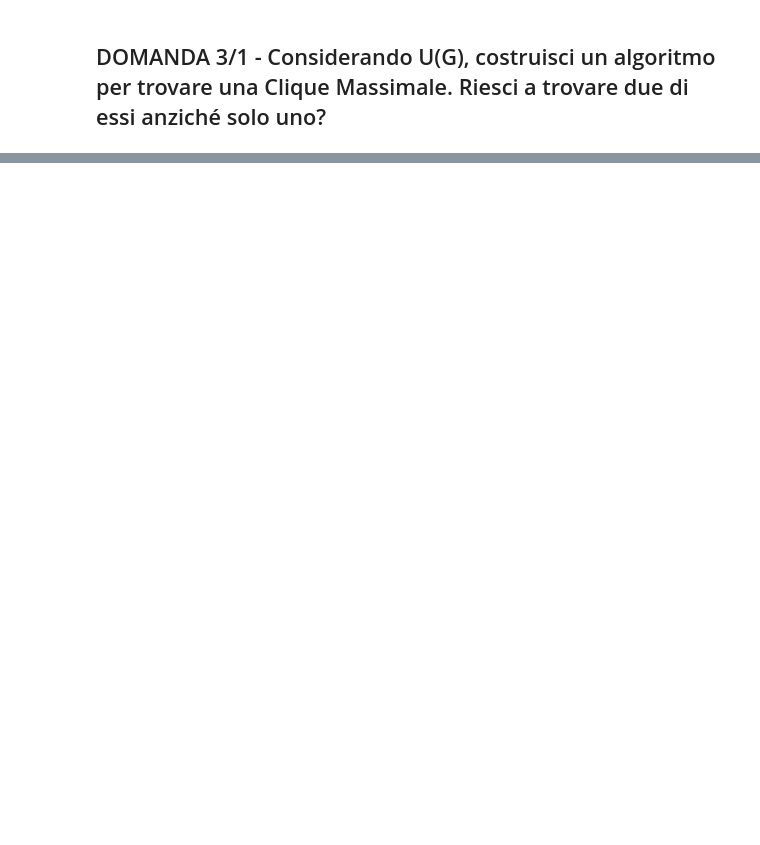
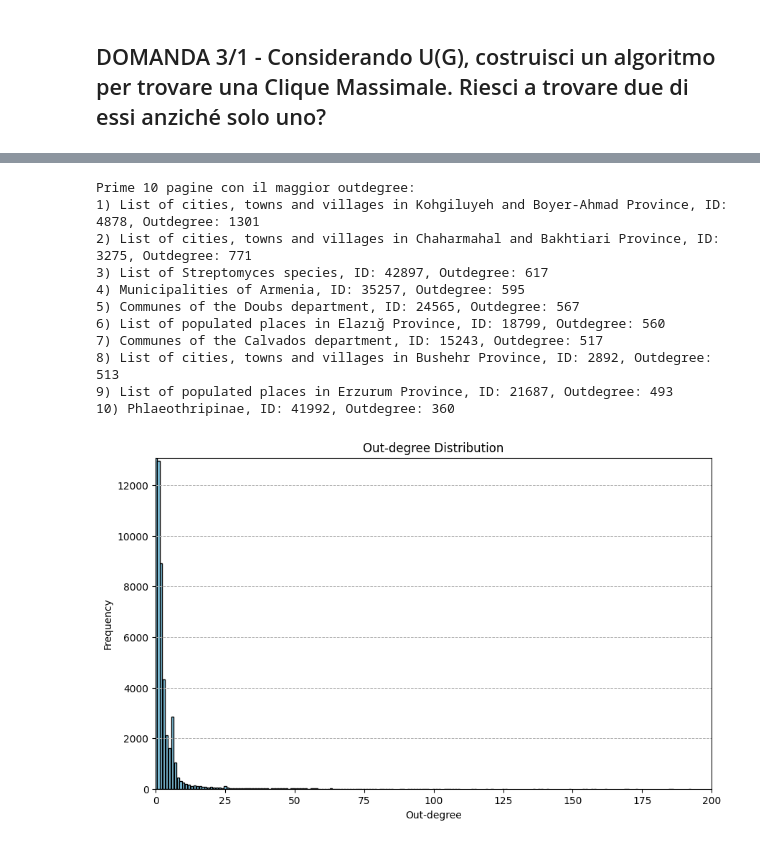
Before and after one commit to sbaglieri13/Wikipedia_Graph_Analysis, a Jupyter notebook: APAD project.ipynb, the cells around one changed output, grey strips where cells are left out. Saved outputs shown, nothing was run; the diff lists cells and outputs as text; code cells hidden in the pictures; blank space fills up the shorter version.

```diff
--- a/APAD project.ipynb
+++ b/APAD project.ipynb
@@ -402,0 +695,54 @@ Clique massimale 2: ['Cabra de Mora', 'El Castellar', 'Alcalá de la Selva']
+# %%
+# Calcola gli outdegree e crea il dizionario
+def calculate_outdegree_distribution_igraph(G):
+    out_degree_dict = dict(enumerate(G.outdegree()))
+
+    # Ordina i nodi in base al loro outdegree
+    top_10_outdegree = sorted(out_degree_dict.items(), key=lambda x: x[1], reverse=True)[:10]
+
+    # Stampa i primi 10 nodi con il maggior outdegree
+    print("Prime 10 pagine con il maggior outdegree:")
+    for index, (node_id, out_degree) in enumerate(top_10_outdegree, start=1):
+        page_name = G.vs[node_id]['name']  # Usa l'attributo 'name' del nodo
+        print(f"{index}) {page_name}, ID: {node_id}, Outdegree: {out_degree}")
+
+    return out_degree_dict
+
+# Visualizza la distribuzione degli outdegree
+def plot_out_degree_distribution_igraph(out_degree_dict):
+    """
+    Visualizza la distribuzione degli outdegree dei nodi in G.
+    """
+    out_degree_count = {}
+    for degree in out_degree_dict.values():
+        out_degree_count[degree] = out_degree_count.get(degree, 0) + 1
+
+    degrees = list(out_degree_count.keys())
+    frequencies = [out_degree_count[degree] for degree in degrees]
+
+    plt.figure(figsize=(10, 6))
+    plt.bar(degrees, frequencies, color='skyblue', edgecolor='black')
+    plt.xlabel('Out-degree')
+    plt.ylabel('Frequency')
+    plt.title('Out-degree Distribution')
+    plt.xlim([0, 200])  # Limita l'asse x
+    plt.ylim([0, max(frequencies)])  # Limita l'asse y
+    plt.grid(True, which='both', axis='y', linestyle='--', linewidth=0.7)
+    plt.show()
+
+# Calcola la distribuzione degli outdegree e visualizza il grafico
+out_degree_dict_igraph = calculate_outdegree_distribution_igraph(G)
+plot_out_degree_distribution_igraph(out_degree_dict_igraph)
+# %% [output]
+Prime 10 pagine con il maggior outdegree:
+1) List of cities, towns and villages in Kohgiluyeh and Boyer-Ahmad Province, ID: 4878, Outdegree: 1301
+2) List of cities, towns and villages in Chaharmahal and Bakhtiari Province, ID: 3275, Outdegree: 771
+3) List of Streptomyces species, ID: 42897, Outdegree: 617
+4) Municipalities of Armenia, ID: 35257, Outdegree: 595
+5) Communes of the Doubs department, ID: 24565, Outdegree: 567
+6) List of populated places in Elazığ Province, ID: 18799, Outdegree: 560
+7) Communes of the Calvados department, ID: 15243, Outdegree: 517
+8) List of cities, towns and villages in Bushehr Province, ID: 2892, Outdegree: 513
+9) List of populated places in Erzurum Province, ID: 21687, Outdegree: 493
+10) Phlaeothripinae, ID: 41992, Outdegree: 360
+[figure, added]
```
Also changed, not shown: parts of 23 cells of this notebook.
